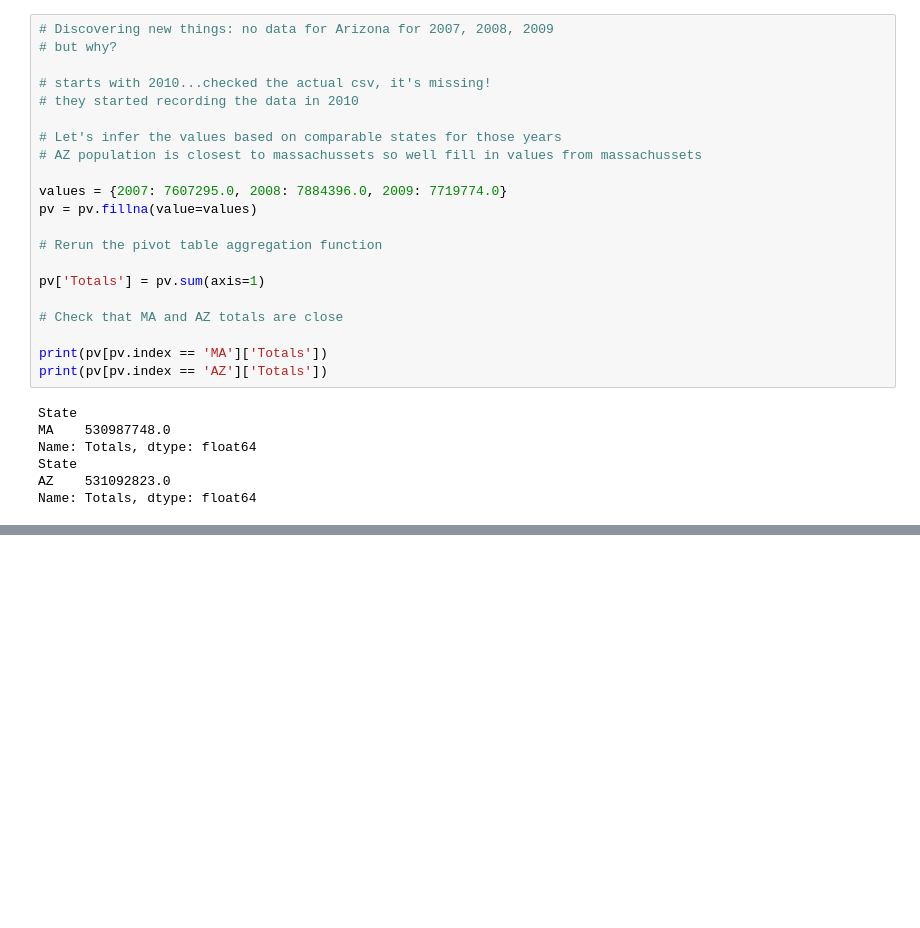
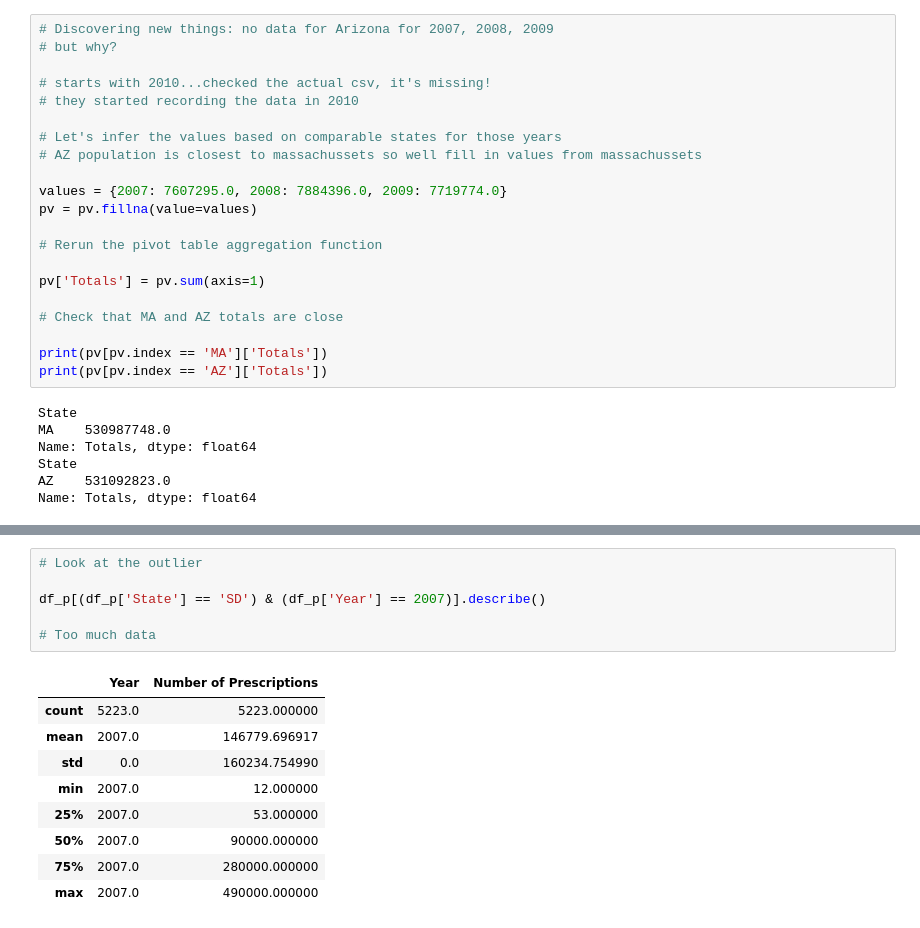
Before and after one commit to DimaKav/Data_storytelling_project, a Jupyter notebook: DRUG_data.ipynb, the cells around one changed output, grey strips where cells are left out. Cells and saved outputs as stored; diff of their text form; blank space fills up the shorter version.

```diff
--- a/DRUG_data.ipynb
+++ b/DRUG_data.ipynb
@@ -343,0 +381,16 @@ pv[pv.index == 'SD']
+# %%
+# Look at the outlier
+
+df_p[(df_p['State'] == 'SD') & (df_p['Year'] == 2007)].describe()
+
+# Too much data
+# %% [output]
+|  | Year | Number of Prescriptions |
+| count | 5223.0 | 5223.000000 |
+| mean | 2007.0 | 146779.696917 |
+| std | 0.0 | 160234.754990 |
+| min | 2007.0 | 12.000000 |
+| 25% | 2007.0 | 53.000000 |
+| 50% | 2007.0 | 90000.000000 |
+| 75% | 2007.0 | 280000.000000 |
+| max | 2007.0 | 490000.000000 |
```
Also changed, not shown: parts of 8 cells of this notebook, 1 other file.
